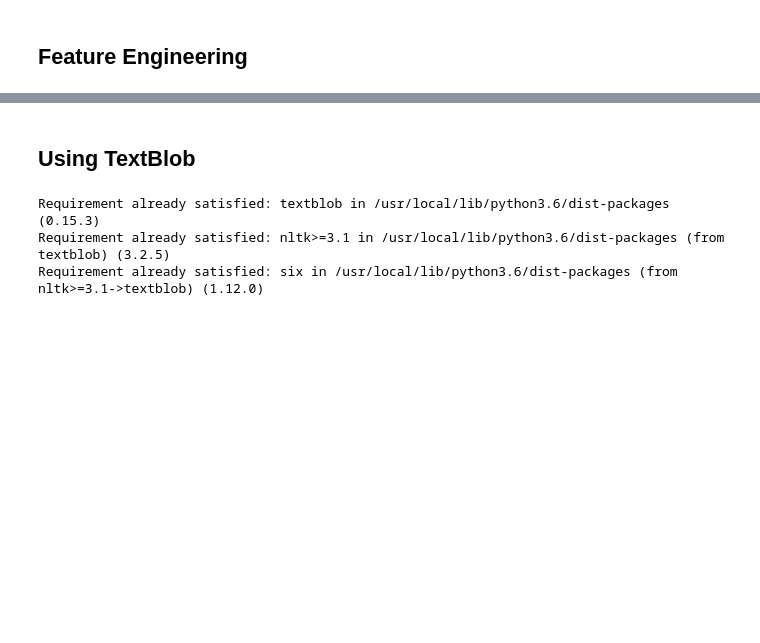
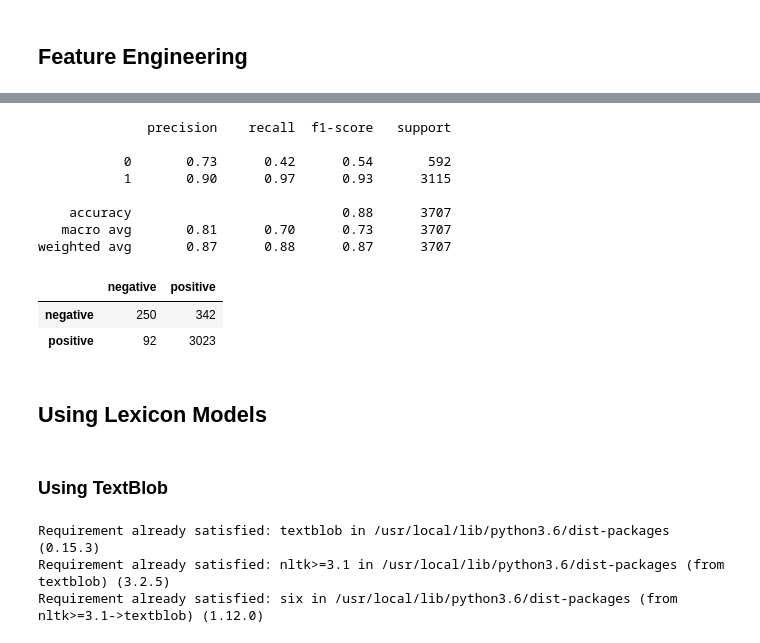
Before and after one commit to alexprabu/hackathon---submission_inceptez, a Jupyter notebook: SentimentAnalysis/Sentiment_Analysis.ipynb, the cells around one changed output, grey strips where cells are left out. Saved outputs shown, nothing was run; the diff lists cells and outputs as text; code cells hidden in the pictures; blank space fills up the shorter version.

```diff
--- a/SentimentAnalysis/Sentiment_Analysis.ipynb
+++ b/SentimentAnalysis/Sentiment_Analysis.ipynb
@@ -385,0 +634,23 @@ norm_train_reviews[0]
+# %%
+def construct_deepnn_architecture(num_input_features):
+    dnn_model = Sequential()
+    dnn_model.add(Dense(512, input_shape=(num_input_features,)))
+    dnn_model.add(Activation('relu'))
+    dnn_model.add(Dropout(0.2))
+
+    dnn_model.add(Dense(256))
+    dnn_model.add(Activation('relu'))
+    dnn_model.add(Dropout(0.2))
+
+    dnn_model.add(Dense(256))
+    dnn_model.add(Activation('relu'))
+    dnn_model.add(Dropout(0.2))
+
+    dnn_model.add(Dense(1))
+    dnn_model.add(Activation('sigmoid'))
+
+    dnn_model.compile(loss='binary_crossentropy', optimizer='adam',
+                      metrics=['accuracy'])
+    return dnn_model
+# %%
+w2v_dnn = construct_deepnn_architecture(num_input_features=w2v_num_features)
@@ -385,0 +694,4 @@ norm_train_reviews[0]
+# %%
+batch_size = 100
+w2v_dnn.fit(avg_wv_train_features, y_train, epochs=10, batch_size=batch_size,
+            shuffle=True, validation_split=0.1, verbose=1)
@@ -386,5 +717,26 @@ norm_train_reviews[0]
+# %%
+y_pred = w2v_dnn.predict_classes(avg_wv_test_features)
+predictions = le.inverse_transform(y_pred)
+# %%
+labels = ['negative', 'positive']
+print(classification_report(test_sentiments, predictions))
+pd.DataFrame(confusion_matrix(test_sentiments, predictions), index=labels, columns=labels)
+# %% [output]
+              precision    recall  f1-score   support
+
+           0       0.73      0.42      0.54       592
+           1       0.90      0.97      0.93      3115
+
+    accuracy                           0.88      3707
+   macro avg       0.81      0.70      0.73      3707
+weighted avg       0.87      0.88      0.87      3707
+|  | negative | positive |
+| negative | 250 | 342 |
+| positive | 92 | 3023 |
+# %% [markdown]
+## Using Lexicon Models
 # %% [markdown]
-## Using TextBlob
+### Using TextBlob
 # %%
 !pip install textblob
 # %% [output]
```
Also changed, not shown: parts of 46 cells of this notebook.
